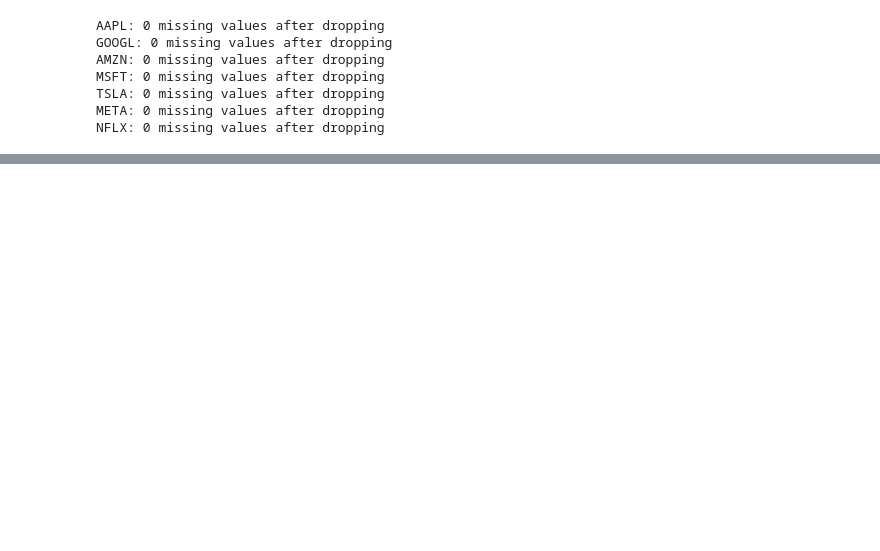
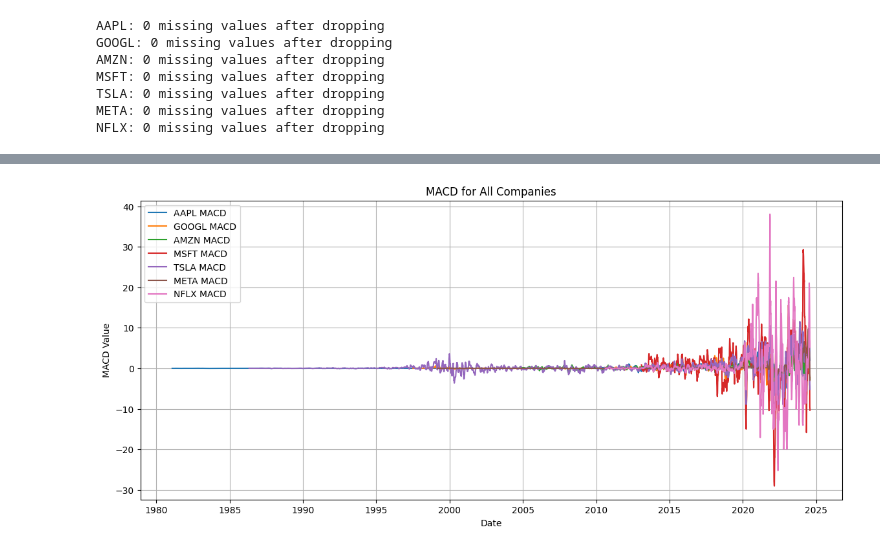
Before and after one commit to doyamd/predicting-price-moves-with-news-sentiment, a Jupyter notebook: notebooks/finacial_data.ipynb, the cells around one changed output, grey strips where cells are left out. Drawn from its saved outputs; the diff is of its cells as text; code cells hidden in the pictures; blank space fills up the shorter version.

```diff
--- a/notebooks/finacial_data.ipynb
+++ b/notebooks/finacial_data.ipynb
@@ -77,0 +121,13 @@ for ticker in tickers:
+# %%
+#MACD (Moving Average Convergence Divergence)
+plt.figure(figsize=(14, 6))
+for name, df in stock_data.items():
+    plt.plot(df.index, df['MACD'], label=f'{name} MACD')
+plt.title('MACD for All Companies')
+plt.xlabel('Date')
+plt.ylabel('MACD Value')
+plt.legend()
+plt.grid(True)
+plt.show()
+# %% [output]
+[figure, added]
```
Also changed, not shown: parts of 4 cells of this notebook.
